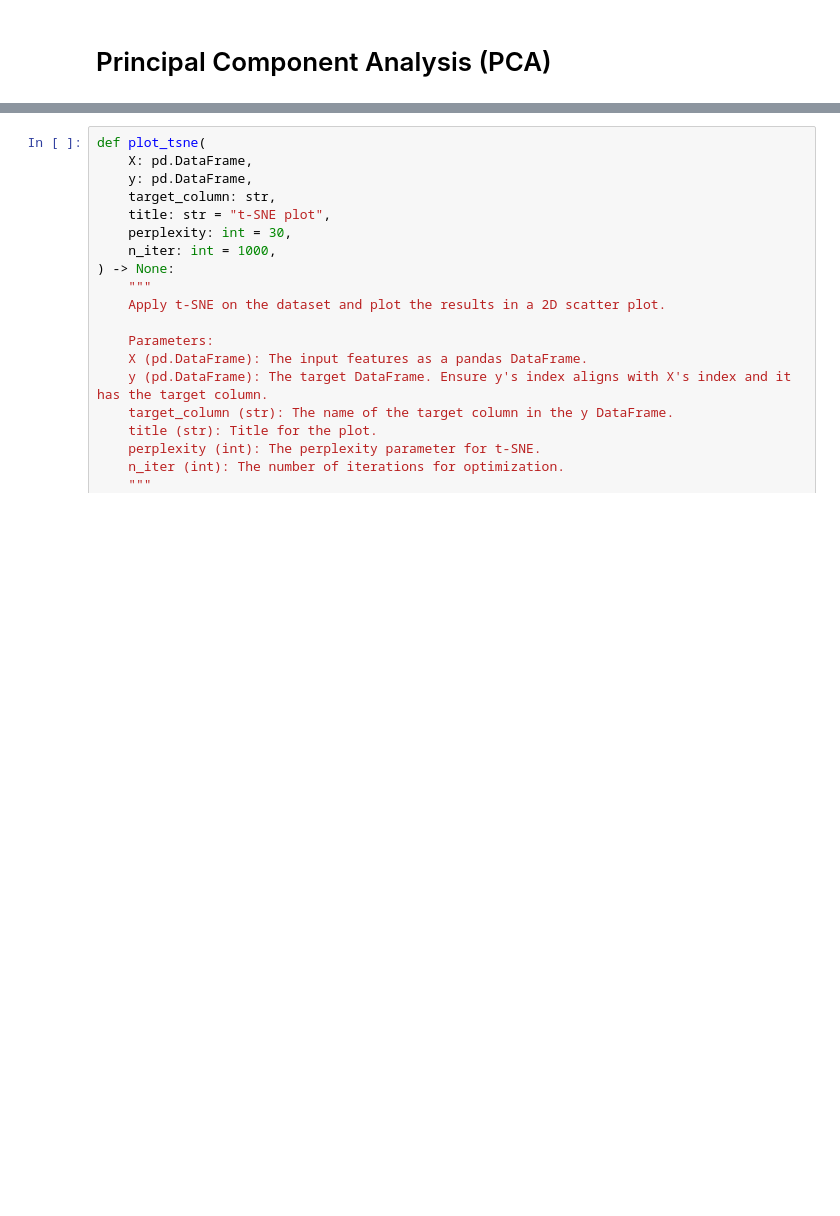
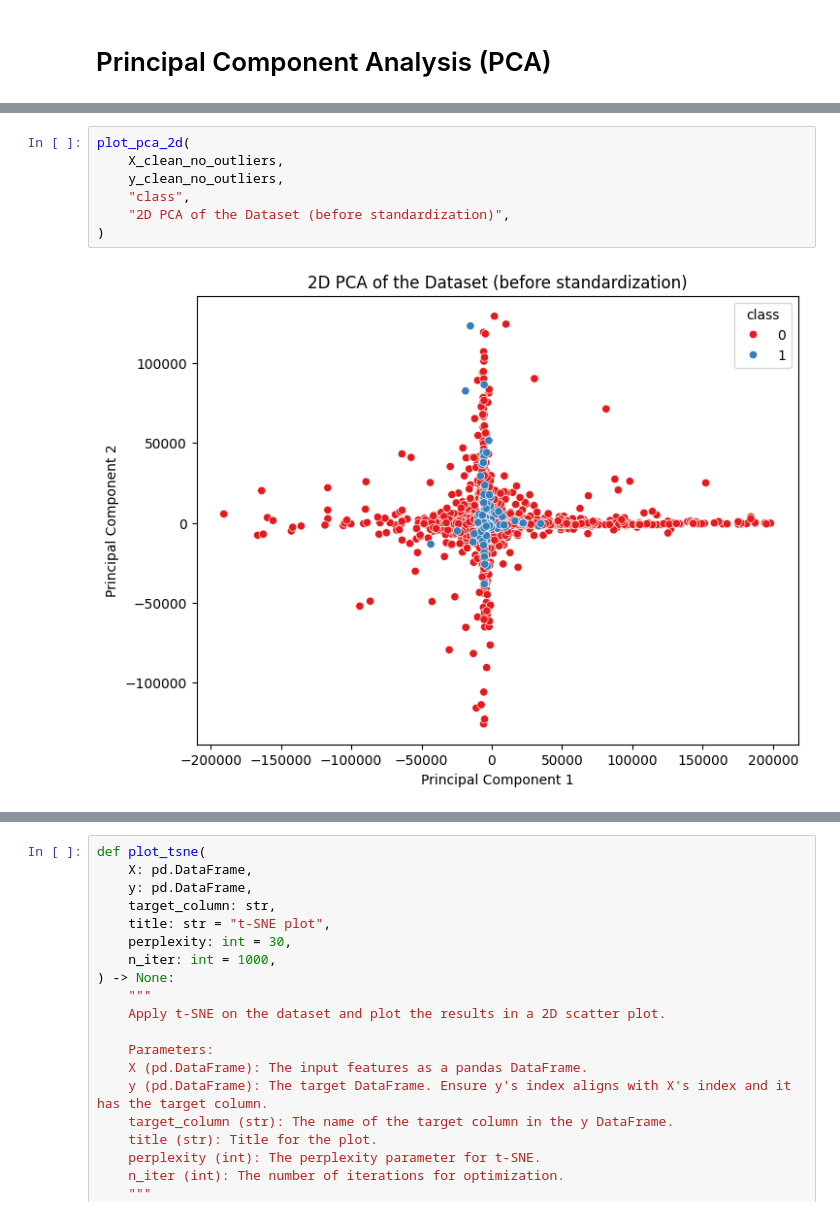
Before and after one commit to piotrdurniat/ml-l1-pcb, a Jupyter notebook: uczenie-maszynowe-lab-1.ipynb, the cells around one changed output, grey strips where cells are left out. Saved outputs shown, nothing was run; the diff lists cells and outputs as text; blank space fills up the shorter version.

```diff
--- a/uczenie-maszynowe-lab-1.ipynb
+++ b/uczenie-maszynowe-lab-1.ipynb
@@ -559,0 +557,9 @@ plot_pca_2d(
+# %%
+plot_pca_2d(
+    X_clean_no_outliers,
+    y_clean_no_outliers,
+    "class",
+    "2D PCA of the Dataset (before standardization)",
+)
+# %% [output]
+[figure, added]
```
Also changed, not shown: parts of 8 cells of this notebook.
